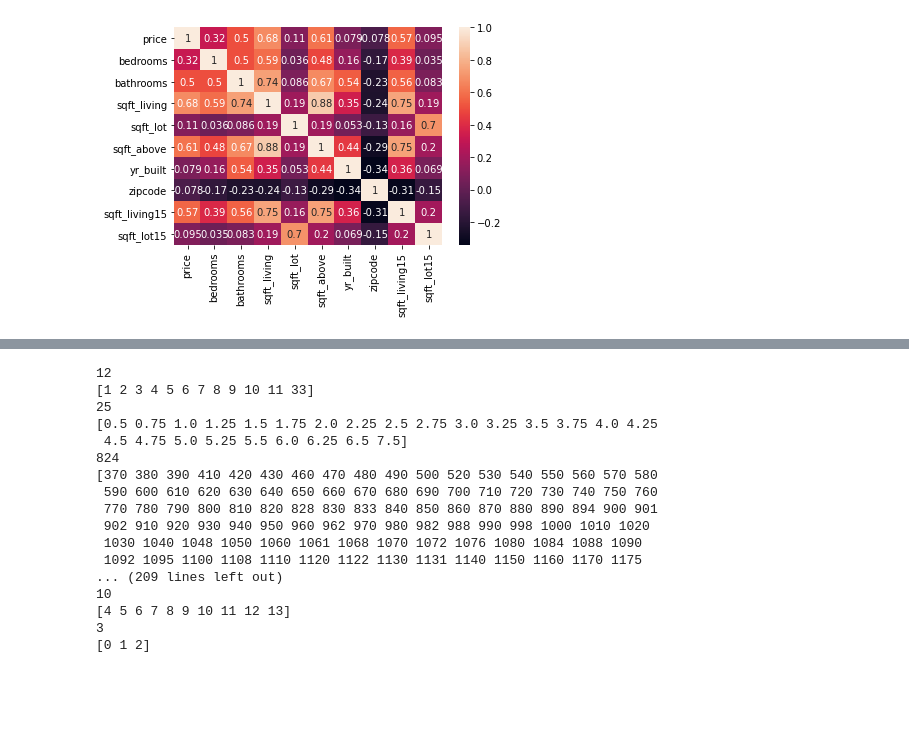
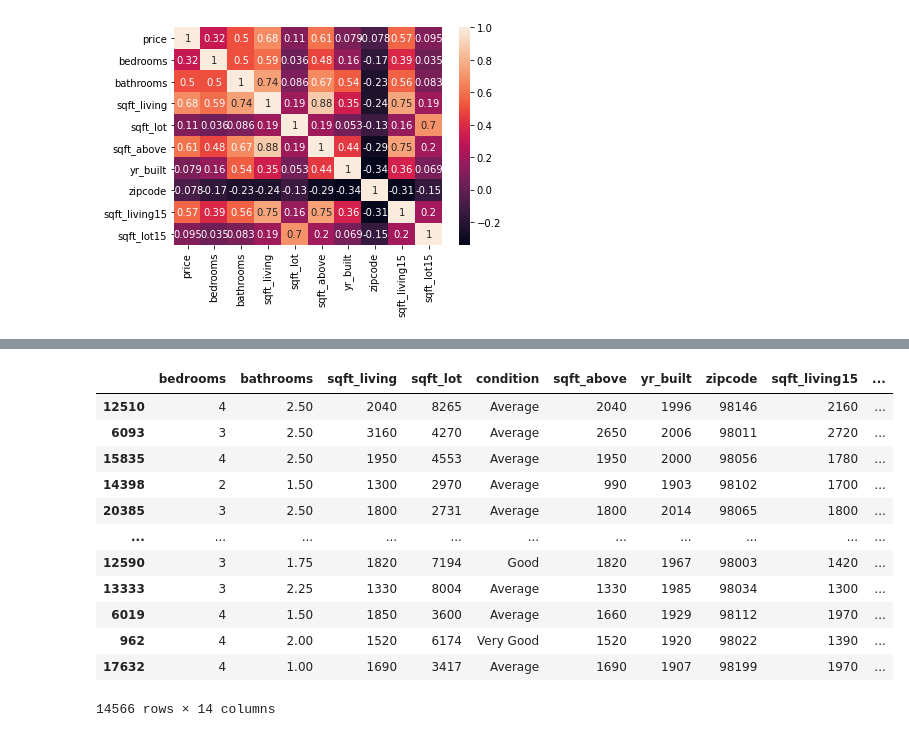
Before and after one commit to CoopaM/Phase-2-Project, a Jupyter notebook: Cooper/Cooper Notebook.ipynb, the cells around one changed output, grey strips where cells are left out. Drawn from its saved outputs; the diff is of its cells as text; code cells hidden in the pictures; blank space fills up the shorter version.

```diff
--- a/Cooper/Cooper Notebook.ipynb
+++ b/Cooper/Cooper Notebook.ipynb
@@ -131,3 +131,5 @@ for grade in df['grade_clean']:
 df['grade_group'] = grade_group
 # %%
 df = df.drop(columns = 'grade')
+# %%
+df['sqft_basement_comp'] = df['sqft_living'] - df['sqft_above']
@@ -133,0 +156,2 @@ df = df.drop(columns = 'grade')
+# %%
+df['has_basement'] = df['sqft_basement_comp'] > 0
@@ -134,3 +173,5 @@ df = df.drop(columns = 'grade')
+# %%
+df = df.drop(columns = 'sqft_basement')
 # %%
 X = df.drop(columns='price')
 y = df['price']
@@ -146,3 +225,19 @@ from sklearn.impute import SimpleImputer
+# %%
+X_train
+# %% [output]
+|  | bedrooms | bathrooms | sqft_living | sqft_lot | condition | sqft_above | yr_built | zipcode | sqft_living15 | ... |
+| 12510 | 4 | 2.50 | 2040 | 8265 | Average | 2040 | 1996 | 98146 | 2160 | ... |
+| 6093 | 3 | 2.50 | 3160 | 4270 | Average | 2650 | 2006 | 98011 | 2720 | ... |
+| 15835 | 4 | 2.50 | 1950 | 4553 | Average | 1950 | 2000 | 98056 | 1780 | ... |
+| 14398 | 2 | 1.50 | 1300 | 2970 | Average | 990 | 1903 | 98102 | 1700 | ... |
+| 20385 | 3 | 2.50 | 1800 | 2731 | Average | 1800 | 2014 | 98065 | 1800 | ... |
+| ... | ... | ... | ... | ... | ... | ... | ... | ... | ... | ... |
+| 12590 | 3 | 1.75 | 1820 | 7194 | Good | 1820 | 1967 | 98003 | 1420 | ... |
+| 13333 | 3 | 2.25 | 1330 | 8004 | Average | 1330 | 1985 | 98034 | 1300 | ... |
+| 6019 | 4 | 1.50 | 1850 | 3600 | Average | 1660 | 1929 | 98112 | 1970 | ... |
+| 962 | 4 | 2.00 | 1520 | 6174 | Very Good | 1520 | 1920 | 98022 | 1390 | ... |
+| 17632 | 4 | 1.00 | 1690 | 3417 | Average | 1690 | 1907 | 98199 | 1970 | ... |
+14566 rows × 14 columns
 # %%
 imputer = SimpleImputer(strategy = 'constant', fill_value = 'unknown')
 
@@ -150,26 +245,3 @@ imputer.fit(X_train)
 
 X_train_nonull = imputer.transform(X_train)
 X_test_nonull = imputer.transform(X_test)
-# %%
-for col in range(X_train_nonull.shape[1]):
-    col_uniques = np.unique(X_train_nonull[:,col])
-    print(len(col_uniques))
-    print(col_uniques)
-# %% [output]
-12
-[1 2 3 4 5 6 7 8 9 10 11 33]
-25
-[0.5 0.75 1.0 1.25 1.5 1.75 2.0 2.25 2.5 2.75 3.0 3.25 3.5 3.75 4.0 4.25
- 4.5 4.75 5.0 5.25 5.5 6.0 6.25 6.5 7.5]
-824
-[370 380 390 410 420 430 460 470 480 490 500 520 530 540 550 560 570 580
- 590 600 610 620 630 640 650 660 670 680 690 700 710 720 730 740 750 760
- 770 780 790 800 810 820 828 830 833 840 850 860 870 880 890 894 900 901
- 902 910 920 930 940 950 960 962 970 980 982 988 990 998 1000 1010 1020
- 1030 1040 1048 1050 1060 1061 1068 1070 1072 1076 1080 1084 1088 1090
- 1092 1095 1100 1108 1110 1120 1122 1130 1131 1140 1150 1160 1170 1175
-... (209 lines left out)
-10
-[4 5 6 7 8 9 10 11 12 13]
-3
-[0 1 2]
```
Also changed, not shown: parts of 16 cells of this notebook.
